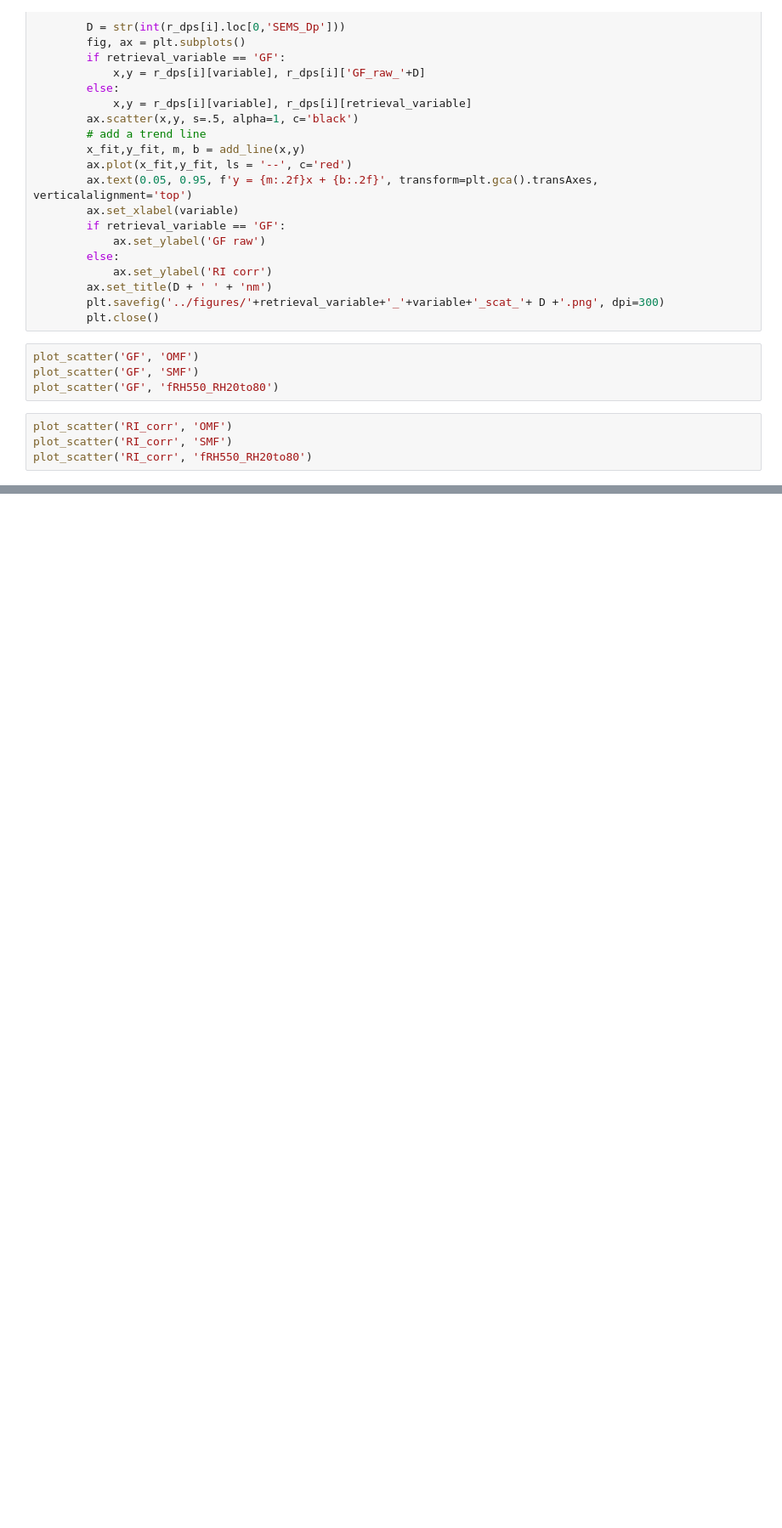
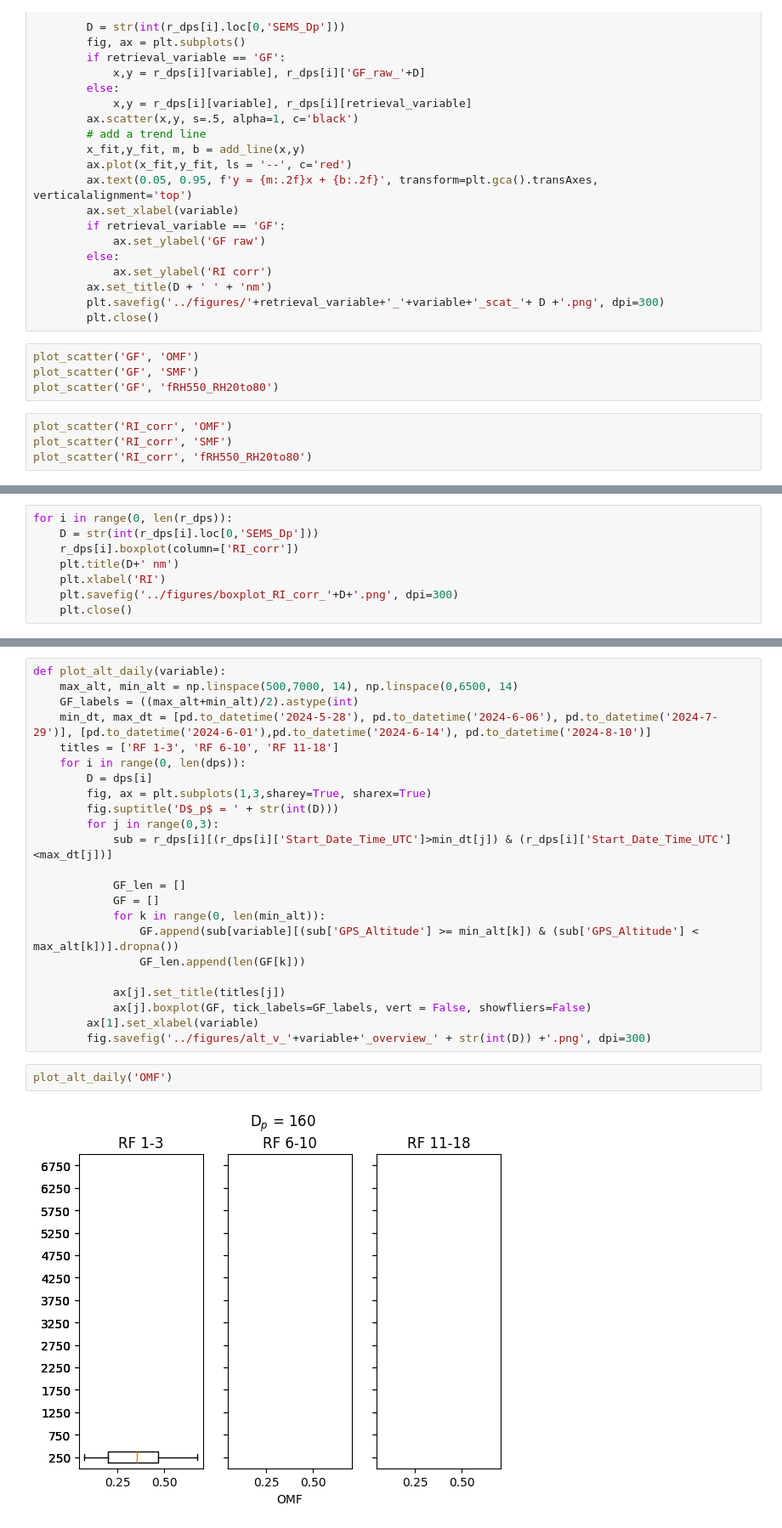
Before and after one commit to csoloff/ARCSIX_DASH, a Jupyter notebook: scripts/correlation_plots.ipynb, the cells around one changed output, grey strips where cells are left out. Shown at 85% size. Cells and saved outputs as stored; diff of their text form; blank space fills up the shorter version.

```diff
--- a/scripts/correlation_plots.ipynb
+++ b/scripts/correlation_plots.ipynb
@@ -224,0 +212,8 @@ for i in range(0, len(r_dps)):
+# %%
+for i in range(0, len(r_dps)):
+    D = str(int(r_dps[i].loc[0,'SEMS_Dp']))
+    r_dps[i].boxplot(column=['RI_corr'])
+    plt.title(D+' nm')
+    plt.xlabel('RI')
+    plt.savefig('../figures/boxplot_RI_corr_'+D+'.png', dpi=300)
+    plt.close()
@@ -242,0 +244,27 @@ for i in range(0, len(r_dps)):
+# %%
+def plot_alt_daily(variable):
+    max_alt, min_alt = np.linspace(500,7000, 14), np.linspace(0,6500, 14)
+    GF_labels = ((max_alt+min_alt)/2).astype(int)
+    min_dt, max_dt = [pd.to_datetime('2024-5-28'), pd.to_datetime('2024-6-06'), pd.to_datetime('2024-7-29')], [pd.to_datetime('2024-6-01'),pd.to_datetime('2024-6-14'), pd.to_datetime('2024-8-10')]
+    titles = ['RF 1-3', 'RF 6-10', 'RF 11-18']
+    for i in range(0, len(dps)):
+        D = dps[i]
+        fig, ax = plt.subplots(1,3,sharey=True, sharex=True)
+        fig.suptitle('D$_p$ = ' + str(int(D)))
+        for j in range(0,3):
+            sub = r_dps[i][(r_dps[i]['Start_Date_Time_UTC']>min_dt[j]) & (r_dps[i]['Start_Date_Time_UTC']<max_dt[j])]
+
+            GF_len = []
+            GF = []
+            for k in range(0, len(min_alt)):
+                GF.append(sub[variable][(sub['GPS_Altitude'] >= min_alt[k]) & (sub['GPS_Altitude'] < max_alt[k])].dropna())
+                GF_len.append(len(GF[k]))
+
+            ax[j].set_title(titles[j])
+            ax[j].boxplot(GF, tick_labels=GF_labels, vert = False, showfliers=False)
+        ax[1].set_xlabel(variable)
+        fig.savefig('../figures/alt_v_'+variable+'_overview_' + str(int(D)) +'.png', dpi=300)
+# %%
+plot_alt_daily('OMF')
+# %% [output]
+[figure, added]
```
Also changed, not shown: parts of 6 cells of this notebook.
